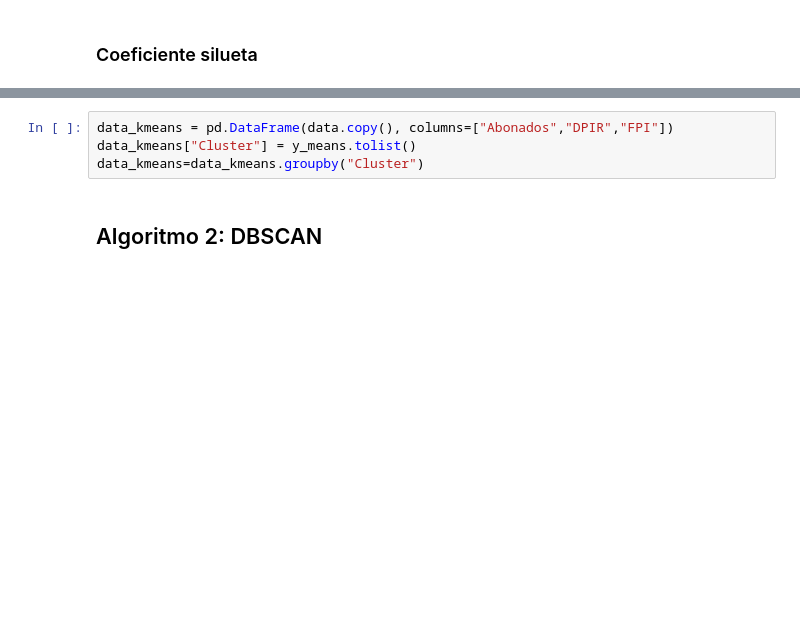
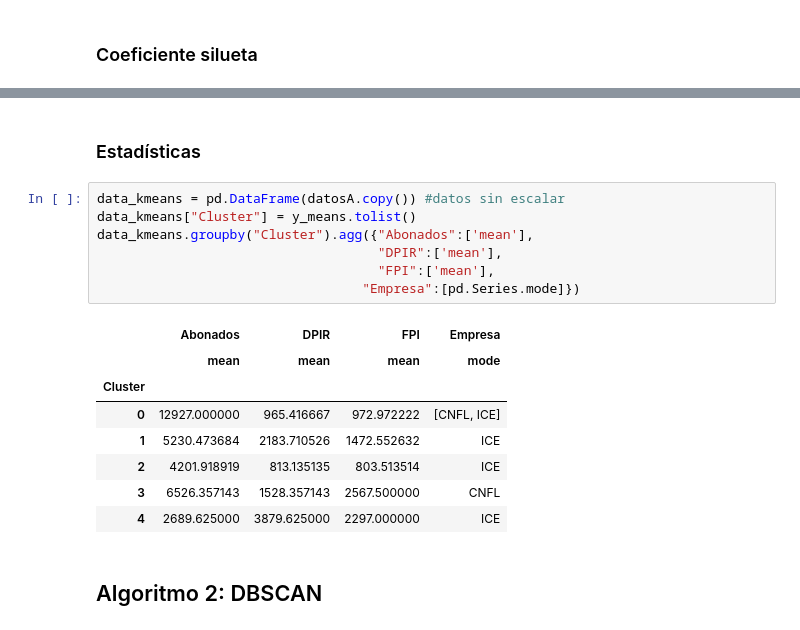
Before and after one commit to marpermon/AI_Projects, a Jupyter notebook: Proyecto1/Proyecto1.ipynb, the cells around one changed output, grey strips where cells are left out. Saved outputs shown, nothing was run; the diff lists cells and outputs as text; blank space fills up the shorter version.

```diff
--- a/Proyecto1/Proyecto1.ipynb
+++ b/Proyecto1/Proyecto1.ipynb
@@ -157,10 +157,24 @@ fig.update_traces(
 fig.show()
 # %% [output]
 [interactive output not drawn]
+# %% [markdown]
+### Estadísticas
 # %%
-data_kmeans = pd.DataFrame(data.copy(), columns=["Abonados","DPIR","FPI"])
+data_kmeans = pd.DataFrame(datosA.copy()) #datos sin escalar
 data_kmeans["Cluster"] = y_means.tolist()
-data_kmeans=data_kmeans.groupby("Cluster")
+data_kmeans.groupby("Cluster").agg({"Abonados":['mean'],
+                                    "DPIR":['mean'],
+                                    "FPI":['mean'],
+                                  "Empresa":[pd.Series.mode]})
+# %% [output]
+|  | Abonados | DPIR | FPI | Empresa |
+|  | mean | mean | mean | mode |
+| Cluster |  |  |  |  |
+| 0 | 12927.000000 | 965.416667 | 972.972222 | [CNFL, ICE] |
+| 1 | 5230.473684 | 2183.710526 | 1472.552632 | ICE |
+| 2 | 4201.918919 | 813.135135 | 803.513514 | ICE |
+| 3 | 6526.357143 | 1528.357143 | 2567.500000 | CNFL |
+| 4 | 2689.625000 | 3879.625000 | 2297.000000 | ICE |
 # %% [markdown]
 ## Algoritmo 2: DBSCAN
 # %%
```
Also changed, not shown: parts of 3 cells of this notebook.
